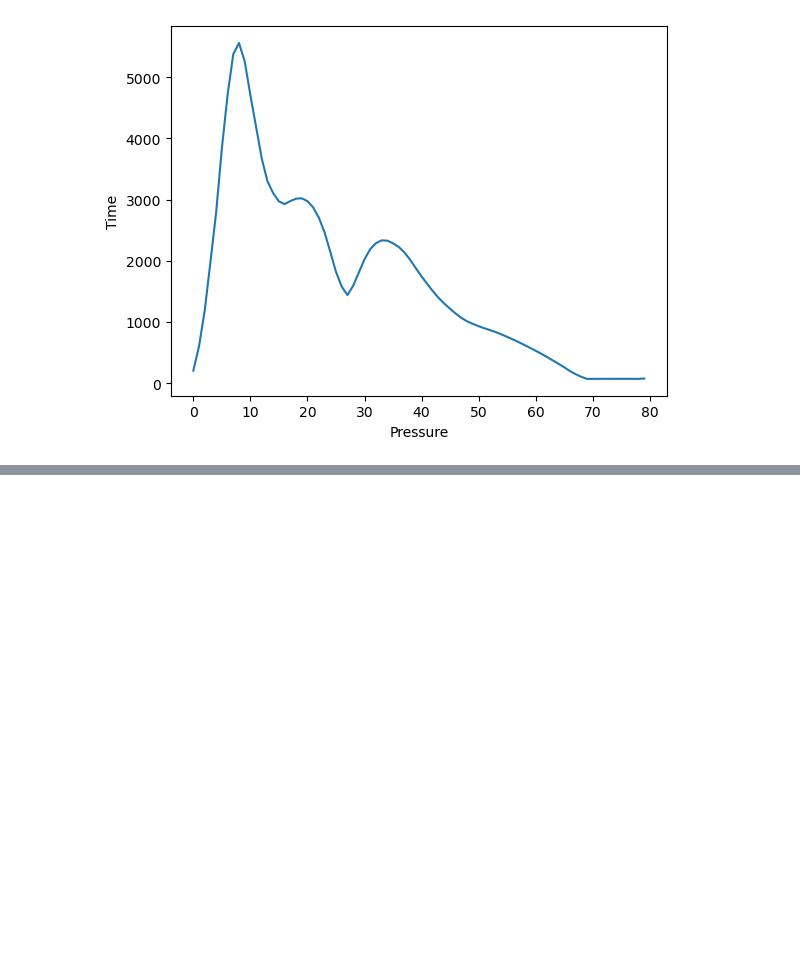
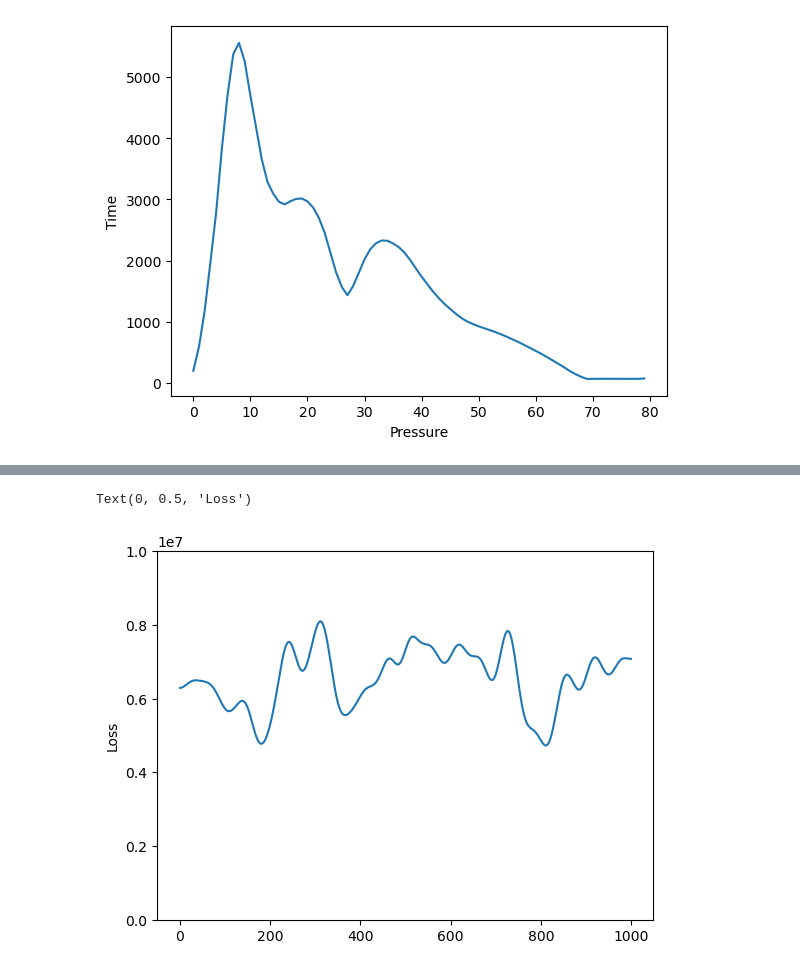
Before and after one commit to zhanquen/DC_flood, a Jupyter notebook: explo_antoine.ipynb, the cells around one changed output, grey strips where cells are left out. Cells and saved outputs as stored; diff of their text form; code cells hidden in the pictures; blank space fills up the shorter version.

Commit message:
adding weights

```diff
--- a/explo_antoine.ipynb
+++ b/explo_antoine.ipynb
@@ -34,3 +34,21 @@ torch.Size([11446, 4])
+# %%
+def compute_edge_weights(edge_index, X):
+    # Extraire les indices des nœuds source et cible
+    source_nodes = edge_index[0]
+    target_nodes = edge_index[1]
+
+    # Obtenir les coordonnées des nœuds source et cible
+    source_coords = X[source_nodes,:3]  # Coordonnées (x, y, z) des nœuds source
+    target_coords = X[target_nodes,:3]  # Coordonnées (x, y, z) des nœuds cible
+
+    # Calcul de la distance euclidienne entre les nœuds source et cible
+    distances = torch.norm(source_coords - target_coords, dim=1)
+
+    # Éviter la division par zéro en ajoutant une petite valeur epsilon
+    epsilon = 1e-8
+    edge_weights = 1.0 / (distances + epsilon)
+
+    return edge_weights
 # %% [markdown]
 ## data explo
 # %%
@@ -115,0 +161,19 @@ plt.plot([torch.norm(X_nodes_init[node, 0:3] - X_nodes_init[neighbor, 0:3], p=2)
+# %%
+import random
+L = []
+for epoch in range(1000):
+    mesh_id = random.choice(mesh_ids)
+    time_step = random.randint(0, 34)
+    # mesh_id = mesh_ids[0]
+    # time_step = 0
+    X_nodes, X_edges, y = get_X_y(mesh_id, time_step=time_step)
+    X_nodes = X_nodes[:,3:] # Remove the coordinates
+    edge_weights = compute_edge_weights(X_edges, X_nodes)
+    optimizer.zero_grad()
+    out = model(X_nodes, X_edges, edge_weights)
+    # out = model(X_nodes, X_edges)
+    loss = F.mse_loss(out, y)
+    loss.backward()
+    optimizer.step()
+    L.append(loss.item())
+    print(f'Epoch {epoch}, Loss: {loss.item()}')
@@ -115,0 +198,9 @@ plt.plot([torch.norm(X_nodes_init[node, 0:3] - X_nodes_init[neighbor, 0:3], p=2)
+# %%
+from scipy.ndimage import gaussian_filter1d
+L = gaussian_filter1d(L, sigma=10)
+plt.plot(L)
+plt.ylim(0, 10000000)
+plt.ylabel("Loss")
+# %% [output]
+Text(0, 0.5, 'Loss')
+[figure, added]
```
Also changed, not shown: parts of 7 cells of this notebook.
